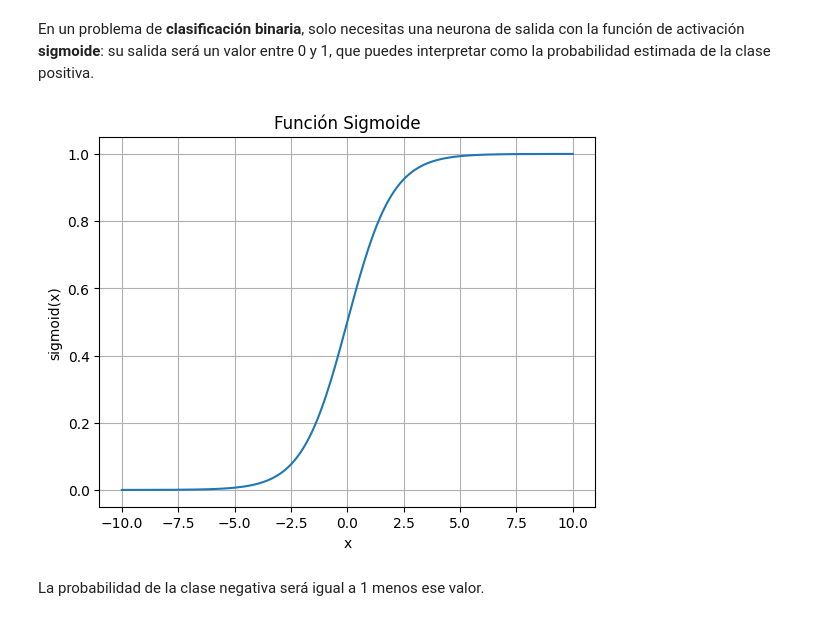
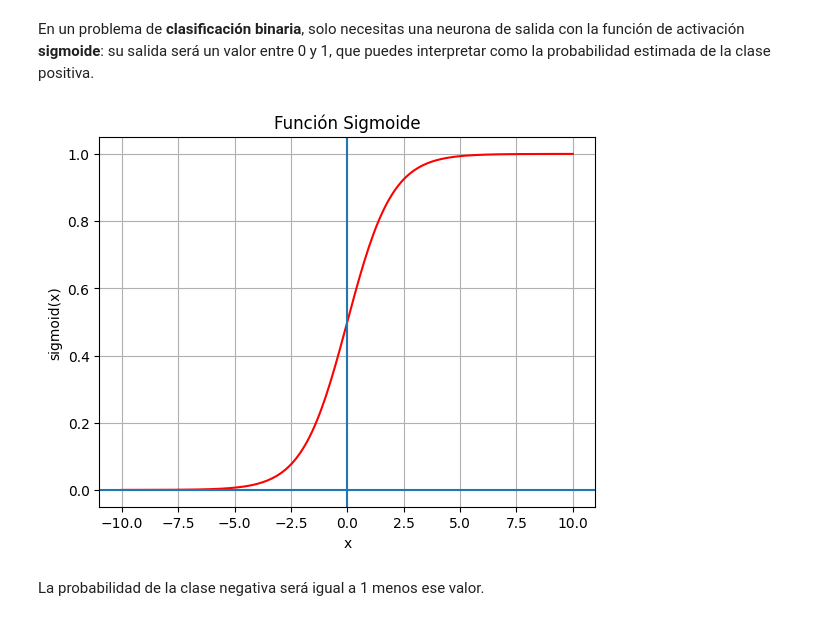
Before and after one commit to marco-canas/ml_dl_intro, a Jupyter notebook: 2_planificacion/redes_neuronales_geron/geron/10_chapter/pagina_488_3th_edition.ipynb, the cells around one changed output. Saved outputs shown, nothing was run; the diff lists cells and outputs as text; code cells hidden in the pictures.

```diff
--- a/2_planificacion/redes_neuronales_geron/geron/10_chapter/pagina_488_3th_edition.ipynb
+++ b/2_planificacion/redes_neuronales_geron/geron/10_chapter/pagina_488_3th_edition.ipynb
@@ -21,24 +21,26 @@ En un problema de **clasificación binaria**, solo necesitas una neurona de sali
 # %%
 import numpy as np #
 
 import matplotlib.pyplot as plt
 
 # Definir la función sigmoide
 def sigmoid(x):
     return 1 / (1 + np.exp(-x))
 
 x = np.linspace(-10, 10, 200)
 y = sigmoid(x)
 
-plt.plot(x, y) # gráfico de líneas
+plt.plot(x, y, color = 'red') # gráfico de líneas
+plt.axvline(x = 0)
+plt.axhline(y = 0)
 plt.title("Función Sigmoide")
 plt.xlabel("x")
 plt.ylabel("sigmoid(x)")
 plt.grid(True)
 plt.savefig(r'C:\Users\marco\Downloads\sigmoid_plot.jpg')
 plt.show()
 # %% [output]
-[figure, old version]
+[figure, new version]
 # %% [markdown]
 La probabilidad de la clase negativa será igual a 1 menos ese valor.
 # %% [markdown]
```
Also changed, not shown: 2 other files.
